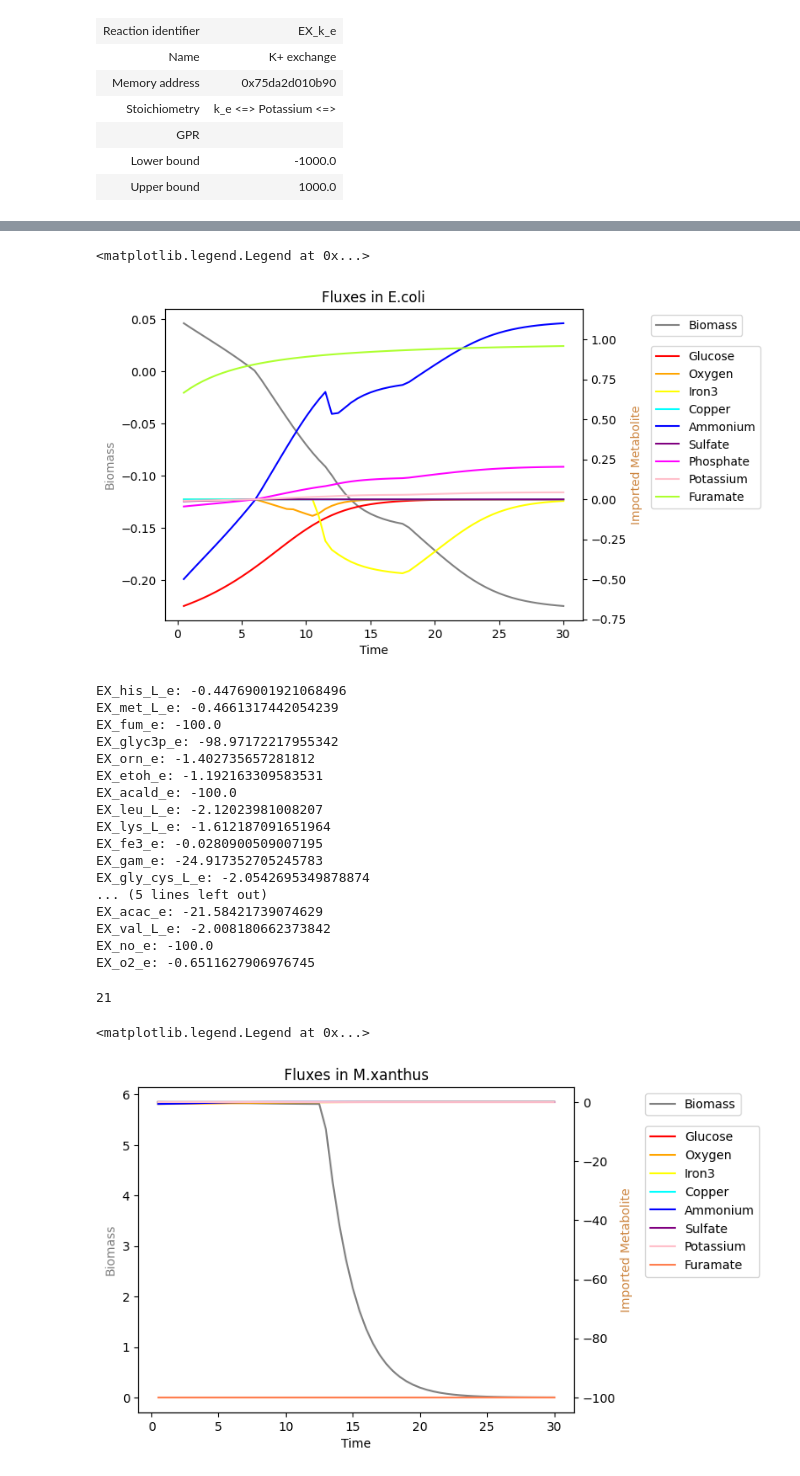
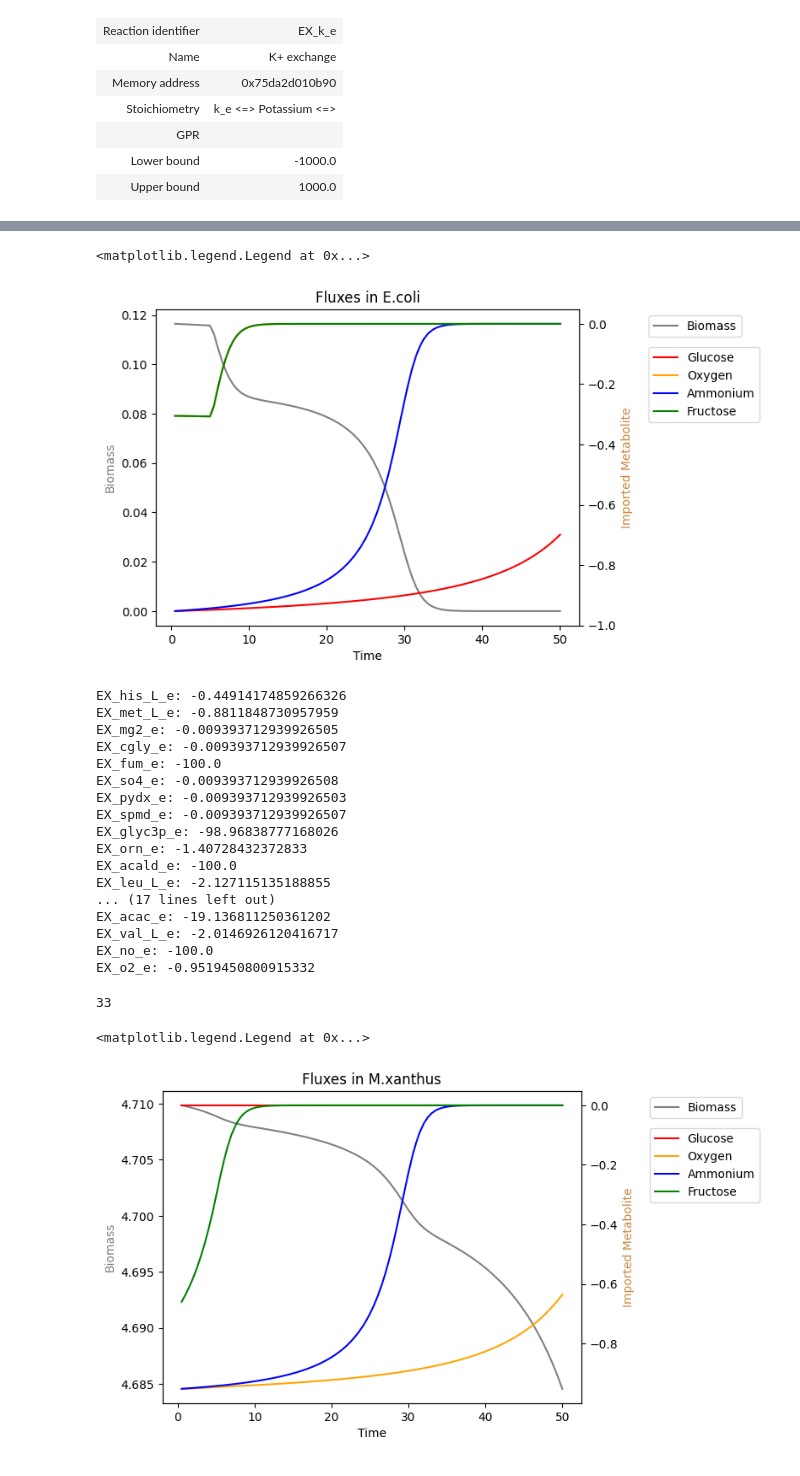
Before and after one commit to BondonMickael/M_xanthus-E_coli-Predation, a Jupyter notebook: notebooks/compart_model.ipynb, the cells around one changed output, grey strips where cells are left out. Saved outputs shown, nothing was run; the diff lists cells and outputs as text; code cells hidden in the pictures.

Commit message:
- convert E_coli model into sbml - dynamyc env: remove useless metabolites - look at important carbon source of M. xanthus

```diff
--- a/notebooks/compart_model.ipynb
+++ b/notebooks/compart_model.ipynb
@@ -29,6 +29,6 @@ M_xanthus
 | Objective expression | 1.0*OF_BIOMASS - 1.0*OF_BIOMASS_r... |
 | Compartments | c, e |
 # %%
-E_coli = load_json_model("../E_coli_model.json")
+E_coli = read_sbml_model("../E_coli_model.sbml")
 E_coli
 # %% [output]
@@ -297,39 +269,24 @@ EX_cl_e: -0.0003212988250370563
 # %%
 glucose = []
 oxygen = []
-iron3 = []
-copper = []
 ammonium = []
-sulfate = []
-phosphate = []
-potassium = []
-furamate = []
+fructose = []
 biomass = []
 
 for i in fluxes_E:
     glucose.append(i["EX_glc__D_e"])
     biomass.append(i["BIOMASS_Ec_iML1515_core_75p37M"])
     oxygen.append(i["EX_o2_e"])
-    iron3.append(i["EX_fe3_e"])
-    copper.append(i["EX_cu2_e"])
+    fructose.append(i["EX_no_e"])
     ammonium.append(i["EX_nh4_e"])
-    sulfate.append(i["EX_so4_e"])
-    phosphate.append(i["EX_pi_e"])
-    potassium.append(i["EX_k_e"])
-    furamate.append(i['EX_fum_e'])
 
 ax = plt.subplot(111)
 ax.plot(time_point[1:], biomass, color="gray", label="Biomass")
 ax2 = plt.twinx(ax)
 ax2.plot(time_point[1:], glucose, color="red", label="Glucose")
 ax2.plot(time_point[1:], oxygen, color="orange", label="Oxygen")
-ax2.plot(time_point[1:], iron3, color="yellow", label="Iron3")
-ax2.plot(time_point[1:], copper, color="cyan", label="Copper")
 ax2.plot(time_point[1:], ammonium, color="blue", label="Ammonium")
-ax2.plot(time_point[1:], sulfate, color="purple", label="Sulfate")
-ax2.plot(time_point[1:], phosphate, color="magenta", label="Phosphate")
-ax2.plot(time_point[1:], potassium, color="pink", label="Potassium")
-ax2.plot(time_point[1:], furamate, color="greenyellow", label="Furamate")
+ax2.plot(time_point[1:], fructose, color="green", label="Fructose")
 ax.set_ylabel("Biomass", color="gray")
 ax2.set_ylabel("Imported Metabolite", color="peru")
 ax.set_xlabel('Time')
@@ -339,7 +296,7 @@ ax.legend(bbox_to_anchor=(1.15, 1), loc="upper left")
 ax2.legend(bbox_to_anchor=(1.15, 0.90), loc="upper left")
 # %% [output]
 <matplotlib.legend.Legend at 0x...>
-[figure, old version]
+[figure, new version]
 # %%
 exchanges = []
 for i in M_xanthus.exchanges:
@@ -347,76 +304,61 @@ for i in M_xanthus.exchanges:
 
 imported = []
 for j in exchanges:
-    if fluxes_M[0][j] < 0 and fluxes_M[0][j] < -0.01:
+    if fluxes_M[0][j] < 0:
         print(j + ": " + str(fluxes_M[0][j]))
         imported.append(j)
 len(imported)
 # %% [output]
-EX_his_L_e: -0.44769001921068496
-EX_met_L_e: -0.4661317442054239
+EX_his_L_e: -0.44914174859266326
+EX_met_L_e: -0.8811848730957959
+EX_mg2_e: -0.009393712939926505
+EX_cgly_e: -0.009393712939926507
 EX_fum_e: -100.0
-EX_glyc3p_e: -98.97172217955342
-EX_orn_e: -1.402735657281812
-EX_etoh_e: -1.192163309583531
+EX_so4_e: -0.009393712939926508
+EX_pydx_e: -0.009393712939926503
+EX_spmd_e: -0.009393712939926507
+EX_glyc3p_e: -98.96838777168026
+EX_orn_e: -1.40728432372833
 EX_acald_e: -100.0
-EX_leu_L_e: -2.12023981008207
-EX_lys_L_e: -1.612187091651964
-EX_fe3_e: -0.0280900509007195
-EX_gam_e: -24.917352705245783
-EX_gly_cys_L_e: -2.0542695349878874
-... (5 lines left out)
-EX_acac_e: -21.58421739074629
-EX_val_L_e: -2.008180662373842
+EX_leu_L_e: -2.127115135188855
+... (17 lines left out)
+EX_acac_e: -19.136811250361202
+EX_val_L_e: -2.0146926120416717
 EX_no_e: -100.0
-EX_o2_e: -0.6511627906976745
+EX_o2_e: -0.9519450800915332
-21
+33
 # %%
 glucose = []
 oxygen = []
-iron3 = []
-copper = []
 ammonium = []
-sulfate = []
-phosphate = []
-potassium = []
-furamate = []
+fructose = []
 biomass = []
 
 for i in fluxes_M:
     glucose.append(i["EX_glc__D_e"])
     biomass.append(i["OF_BIOMASS"])
     oxygen.append(i["EX_o2_e"])
-    iron3.append(i["EX_fe3_e"])
-    copper.append(i["EX_cu2_e"])
     ammonium.append(i["EX_nh4_e"])
-    sulfate.append(i["EX_so4_e"])
-    phosphate.append(i["EX_pi_e"])
-    potassium.append(i["EX_k_e"])
-    furamate.append(i['EX_fum_e'])
+    fructose.append(i['EX_no_e'])
 
 ax = plt.subplot(111)
 ax.plot(time_point[1:], biomass, color="gray", label="Biomass")
 ax2 = plt.twinx(ax)
 ax2.plot(time_point[1:], glucose, color="red", label="Glucose")
 ax2.plot(time_point[1:], oxygen, color="orange", label="Oxygen")
-ax2.plot(time_point[1:], iron3, color="yellow", label="Iron3")
-ax2.plot(time_point[1:], copper, color="cyan", label="Copper")
 ax2.plot(time_point[1:], ammonium, color="blue", label="Ammonium")
-ax2.plot(time_point[1:], sulfate, color="purple", label="Sulfate")
-#ax2.plot(time_point[1:], phosphate, color="magenta", label="Phosphate") #secrete phosphate
-ax2.plot(time_point[1:], potassium, color="pink", label="Potassium")
-ax2.plot(time_point[1:], furamate, color="coral", label="Furamate") #do strange thing
+ax2.plot(time_point[1:], fructose, color="green", label="Fructose")
 
 ax.set_ylabel("Biomass", color="gray")
 ax2.set_ylabel("Imported Metabolite", color="peru")
 ax.set_xlabel('Time')
 
 ax.set_title("Fluxes in M.xanthus")
 ax.legend(bbox_to_anchor=(1.15, 1), loc="upper left")
 ax2.legend(bbox_to_anchor=(1.15, 0.90), loc="upper left")
 # %% [output]
 <matplotlib.legend.Legend at 0x...>
-[figure, old version]
+[figure, new version]
 # %%
 biomass_E = []
 biomass_M = []
```
Also changed, not shown: parts of 5 cells of this notebook, 3 other files.
